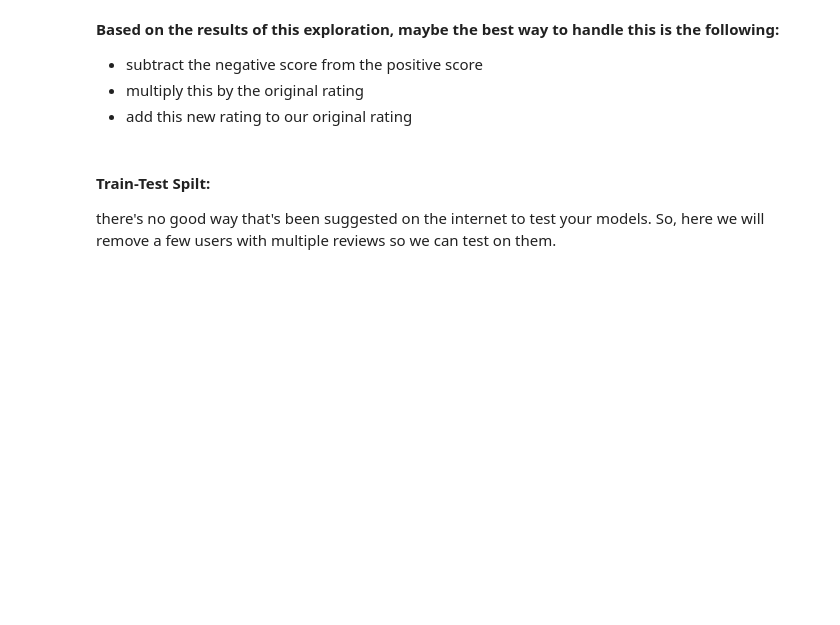
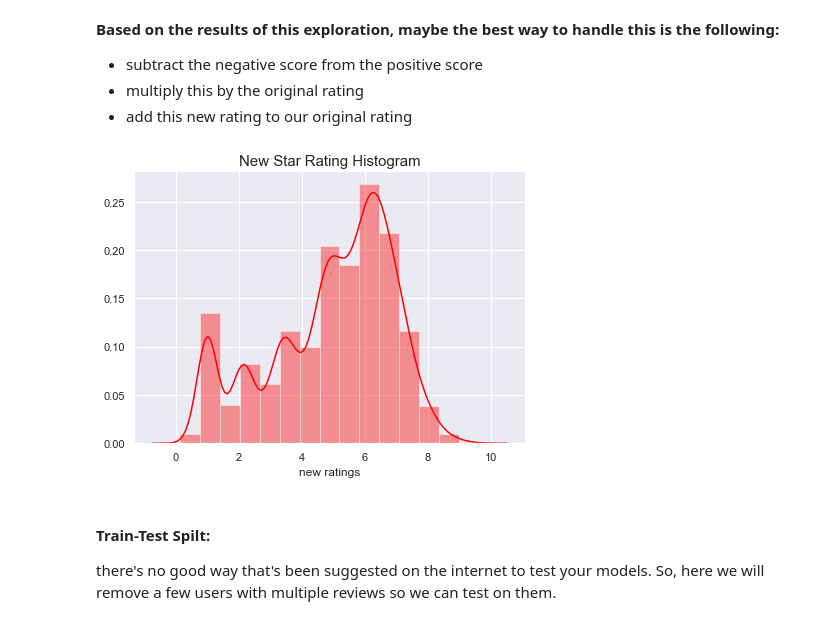
Before and after one commit to elenasm7/NYC_fitness_recommender, a Jupyter notebook: Natural_Language_Processing.ipynb, the cells around one changed output. Saved outputs shown, nothing was run; the diff lists cells and outputs as text; code cells hidden in the pictures; blank space fills up the shorter version.

```diff
--- a/Natural_Language_Processing.ipynb
+++ b/Natural_Language_Processing.ipynb
@@ -113,7 +104,6 @@ Successfully installed symspellpy-6.3.8
 Check the words that have only been used once, some of these will definitly be misspelled!
 # %%
 #list of words that only occur once:
-x = [[1,2,3],[4,5,6]]
 word_lists = list(user_reviews_df.rev_comp_reviews.apply(lambda x: x.split(' ')))
 all_words = [word for rev in word_lists for word in rev]
 corpus_word_counts_df = pd.DataFrame(pd.Series(all_words).value_counts()).reset_index()\
@@ -149,13 +139,3 @@ corpus_word_counts_df_1.head()
 | 21693 | strong3 | 1 | strong 3 |
 | 21694 | ladderi | 1 | ladder i |
 | 21695 | articulates | 1 | articulates |
-# %%
-def replace_fixed_words(rev,df):
-    words = rev.split(' ')
-    cor_rev = []
-    for word in words:
-        if word in list(df.words):
-            cor_rev.append(df[df['words'] == word]['corrected'].item())
-        else:
-            cor_rev.append(word)
-    return ' '.join(cor_rev)
@@ -250,6 +231,6 @@ print(f'I love this place so much! It is my favoirte place ever!!: {ss}',
 - multiply this by the original rating
 - add this new rating to our original rating
 # %%
-users_reviews_df['sentiment_score'] = users_reviews_df.rev_comp_reviews.apply(lambda rev: sid.polarity_scores(rev))
-users_reviews_df['pos_neg'] = users_reviews_df.sentiment_score.apply(lambda sent: sent['pos']-sent['neg'])
-users_reviews_df['new_rating'] = users_reviews_df.pos_neg*users_filter.rev_comp_rating + users_filter.rev_comp_rating
+user_reviews_df['sentiment_score'] = user_reviews_df.rev_comp_reviews_corrections_new.apply(lambda rev: sid.polarity_scores(rev))
+user_reviews_df['pos_neg'] = user_reviews_df.sentiment_score.apply(lambda sent: sent['pos']-sent['neg'])
+user_reviews_df['new_rating'] = user_reviews_df.pos_neg*user_reviews_df.rev_comp_rating + user_reviews_df.rev_comp_rating
@@ -256,6 +242,13 @@ users_reviews_df['new_rating'] = users_reviews_df.pos_neg*users_filter.rev_comp_
 # %%
-sns.distplot(users_filter['new_rating'],color='red',bins=15)
-plt.title('New Star Rating Histogram',fontsize=15);
+sns.set_style("darkgrid")
+plt.figure(figsize=(7,5))
+sns.distplot(user_reviews_df['new_rating'],color='red',bins=15)
+plt.title('New Star Rating Histogram',fontsize=15)
+plt.xlabel('new ratings')
+# sns.set(font_scale=1)
+plt.savefig("new_start_rating_dist.png");
+# %% [output]
+[figure, added]
 # %% [markdown]
 #### Train-Test Spilt:
 
```
Also changed, not shown: parts of 16 cells of this notebook, 8 other files.
